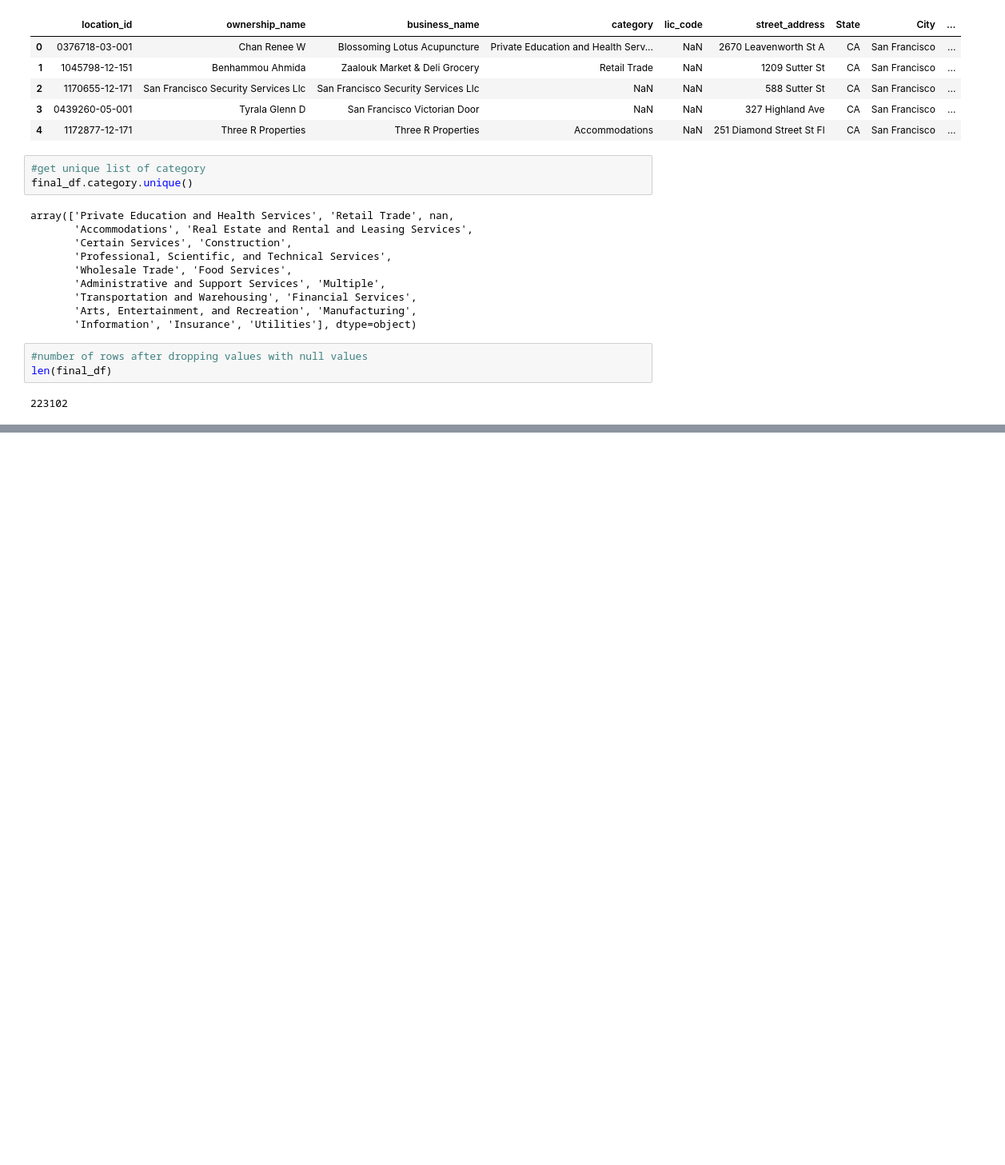
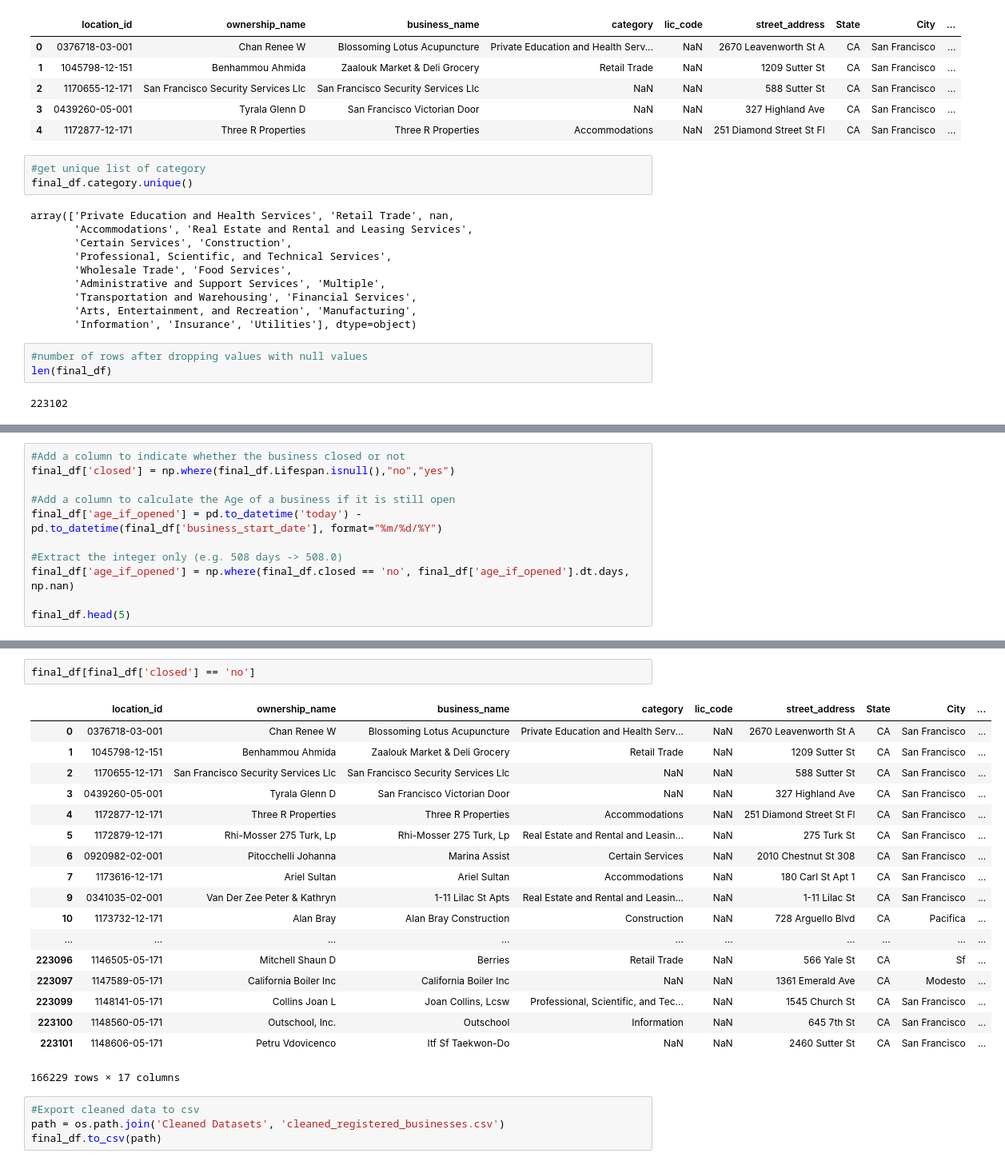
Before and after one commit to dtang29/final-project-ml, a Jupyter notebook: Resources/Jupyter Notebooks/registered_businesses (Daniel Tang).ipynb, the cells around one changed output, grey strips where cells are left out. Shown at 80% size. Saved outputs shown, nothing was run; the diff lists cells and outputs as text; blank space fills up the shorter version.

Commit message:
Added closed, age_if_opened columns to dataframe and exported the cleaned version to csv

```diff
--- a/Resources/Jupyter Notebooks/registered_businesses (Daniel Tang).ipynb
+++ b/Resources/Jupyter Notebooks/registered_businesses (Daniel Tang).ipynb
@@ -119,3 +120,14 @@ final_df.head(20)
 | 17 | 1173750-12-171 | Career Step Llc | Career Step Llc | Private Education and Health Serv... | NaN | 2901 North Ashton Blvd Bldg | UT | Lehi | ... |
 | 18 | 1173752-12-171 | Yo-Kai Express Inc. | Yo-Kai Express Inc. | Food Services | NaN | 135 4th St Ste 4000 | CA | San Francisco | ... |
 | 19 | 1173754-12-171 | Rprw, Inc | R & R Construction Services | Construction | NaN | 320 Vallejo Drive 41 | CA | Millbrae | ... |
+# %%
+#Add a column to indicate whether the business closed or not
+final_df['closed'] = np.where(final_df.Lifespan.isnull(),"no","yes")
+
+#Add a column to calculate the Age of a business if it is still open
+final_df['age_if_opened'] = pd.to_datetime('today') - pd.to_datetime(final_df['business_start_date'], format="%m/%d/%Y")
+
+#Extract the integer only (e.g. 508 days -> 508.0)
+final_df['age_if_opened'] = np.where(final_df.closed == 'no', final_df['age_if_opened'].dt.days, np.nan)
+
+final_df.head(5)
@@ -121,0 +141,25 @@ final_df.head(20)
+# %%
+final_df[final_df['closed'] == 'no']
+# %% [output]
+|  | location_id | ownership_name | business_name | category | lic_code | street_address | State | City | ... |
+| 0 | 0376718-03-001 | Chan Renee W | Blossoming Lotus Acupuncture | Private Education and Health Serv... | NaN | 2670 Leavenworth St A | CA | San Francisco | ... |
+| 1 | 1045798-12-151 | Benhammou Ahmida | Zaalouk Market & Deli Grocery | Retail Trade | NaN | 1209 Sutter St | CA | San Francisco | ... |
+| 2 | 1170655-12-171 | San Francisco Security Services Llc | San Francisco Security Services Llc | NaN | NaN | 588 Sutter St | CA | San Francisco | ... |
+| 3 | 0439260-05-001 | Tyrala Glenn D | San Francisco Victorian Door | NaN | NaN | 327 Highland Ave | CA | San Francisco | ... |
+| 4 | 1172877-12-171 | Three R Properties | Three R Properties | Accommodations | NaN | 251 Diamond Street St Fl | CA | San Francisco | ... |
+| 5 | 1172879-12-171 | Rhi-Mosser 275 Turk, Lp | Rhi-Mosser 275 Turk, Lp | Real Estate and Rental and Leasin... | NaN | 275 Turk St | CA | San Francisco | ... |
+| 6 | 0920982-02-001 | Pitocchelli Johanna | Marina Assist | Certain Services | NaN | 2010 Chestnut St 308 | CA | San Francisco | ... |
+| 7 | 1173616-12-171 | Ariel Sultan | Ariel Sultan | Accommodations | NaN | 180 Carl St Apt 1 | CA | San Francisco | ... |
+| 9 | 0341035-02-001 | Van Der Zee Peter & Kathryn | 1-11 Lilac St Apts | Real Estate and Rental and Leasin... | NaN | 1-11 Lilac St | CA | San Francisco | ... |
+| 10 | 1173732-12-171 | Alan Bray | Alan Bray Construction | Construction | NaN | 728 Arguello Blvd | CA | Pacifica | ... |
+| ... | ... | ... | ... | ... | ... | ... | ... | ... | ... |
+| 223096 | 1146505-05-171 | Mitchell Shaun D | Berries | Retail Trade | NaN | 566 Yale St | CA | Sf | ... |
+| 223097 | 1147589-05-171 | California Boiler Inc | California Boiler Inc | NaN | NaN | 1361 Emerald Ave | CA | Modesto | ... |
+| 223099 | 1148141-05-171 | Collins Joan L | Joan Collins, Lcsw | Professional, Scientific, and Tec... | NaN | 1545 Church St | CA | San Francisco | ... |
+| 223100 | 1148560-05-171 | Outschool, Inc. | Outschool | Information | NaN | 645 7th St | CA | San Francisco | ... |
+| 223101 | 1148606-05-171 | Petru Vdovicenco | Itf Sf Taekwon-Do | NaN | NaN | 2460 Sutter St | CA | San Francisco | ... |
+166229 rows × 17 columns
+# %%
+#Export cleaned data to csv
+path = os.path.join('Cleaned Datasets', 'cleaned_registered_businesses.csv')
+final_df.to_csv(path)
```
Also changed, not shown: parts of 2 cells of this notebook, 1 other file.
